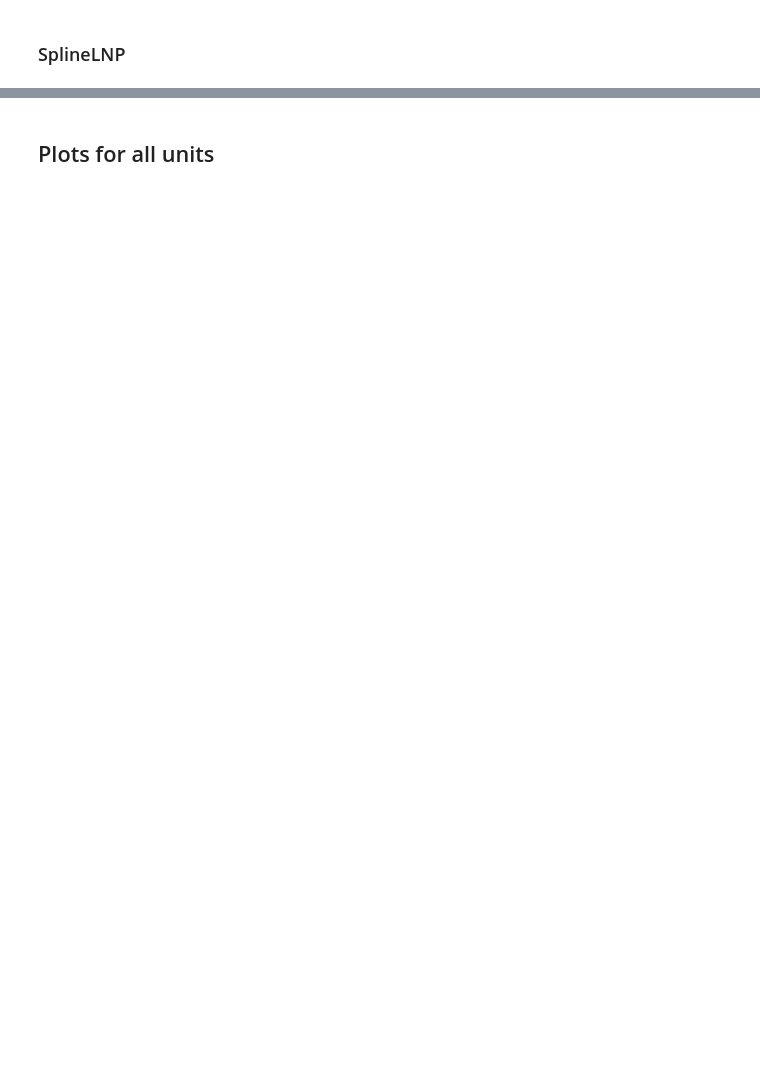
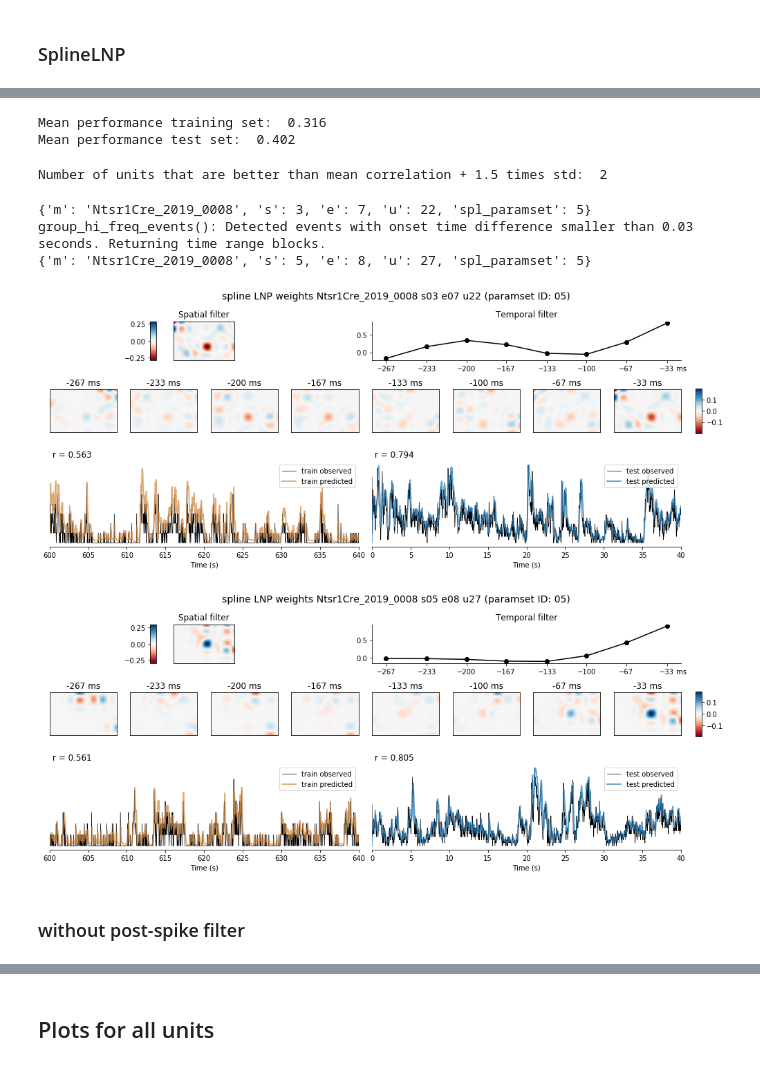
Before and after one commit to yannikbauer/hollymov_code, a Jupyter notebook: notebooks/20200831_Glm_SplineLNP_tables.ipynb, the cells around one changed output, grey strips where cells are left out. Drawn from its saved outputs; the diff is of its cells as text; code cells hidden in the pictures; blank space fills up the shorter version.

Commit message:
update populated paramsets SplineLNP()

```diff
--- a/notebooks/20200831_Glm_SplineLNP_tables.ipynb
+++ b/notebooks/20200831_Glm_SplineLNP_tables.ipynb
@@ -175,2 +228,27 @@ SplineLNPParams()
 # %%
-paramset = 3
+paramset = 5
+# %%
+print('Mean performance training set: ', np.round(np.mean((SplineLNP.SplineLNPEval()&{'spl_paramset':paramset}).fetch('spl_r_train')), 3))
+print('Mean performance test set: ', np.round(np.mean((SplineLNP.SplineLNPEval()&{'spl_paramset':paramset}).fetch('spl_r_test')), 3))
+# %% [output]
+Mean performance training set:  0.316
+Mean performance test set:  0.402
+# %%
+spl_mean_test = np.round(np.mean((SplineLNP.SplineLNPEval()&{'spl_paramset':paramset}).fetch('spl_r_test')), 3)
+spl_std_test = np.round(np.std((SplineLNP.SplineLNPEval()&{'spl_paramset':paramset}).fetch('spl_r_test')), 3)
+# %%
+spl_keys = (SplineLNP*SplineLNP.SplineLNPEval() & {'spl_paramset':paramset} & ('spl_r_test > {:.3f}'.format(spl_mean_test+1.5*spl_std_test)) & {'m':'Ntsr1Cre_2019_0008'} ).fetch(dj.key)
+print('Number of units that are better than mean correlation + 1.5 times std: ', len(spl_keys))
+# %% [output]
+Number of units that are better than mean correlation + 1.5 times std:  2
+# %%
+for k in spl_keys:
+    glm._plot_RF(k)
+# %% [output]
+{'m': 'Ntsr1Cre_2019_0008', 's': 3, 'e': 7, 'u': 22, 'spl_paramset': 5}
+group_hi_freq_events(): Detected events with onset time difference smaller than 0.03 seconds. Returning time range blocks.
+{'m': 'Ntsr1Cre_2019_0008', 's': 5, 'e': 8, 'u': 27, 'spl_paramset': 5}
+[figure, added]
+[figure, added]
+# %% [markdown]
+### without post-spike filter
```
Also changed, not shown: parts of 17 cells of this notebook.
